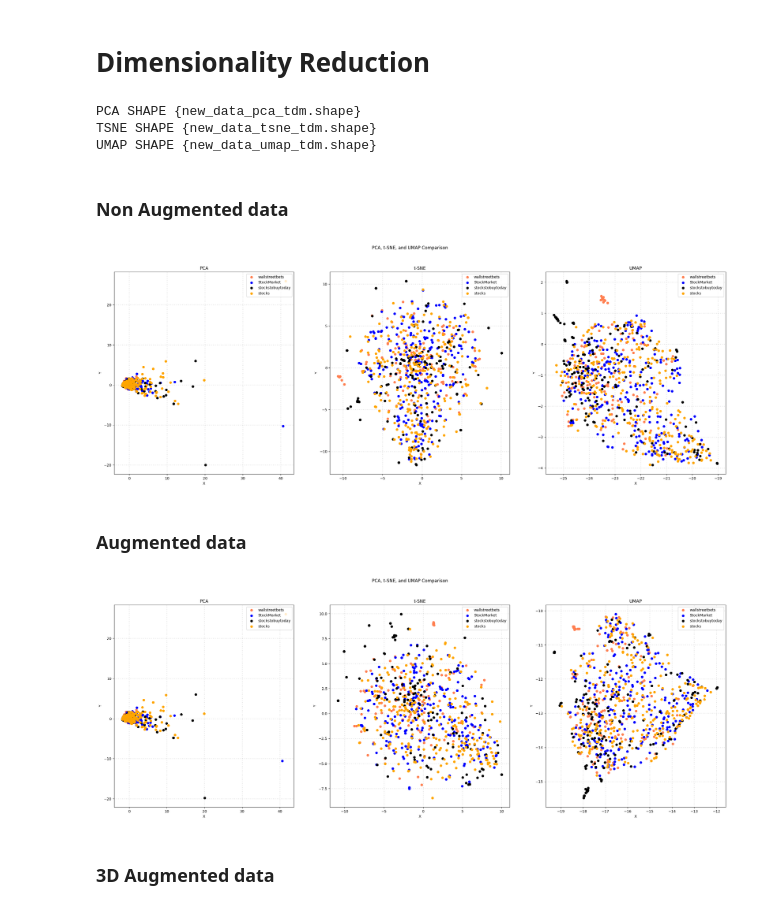
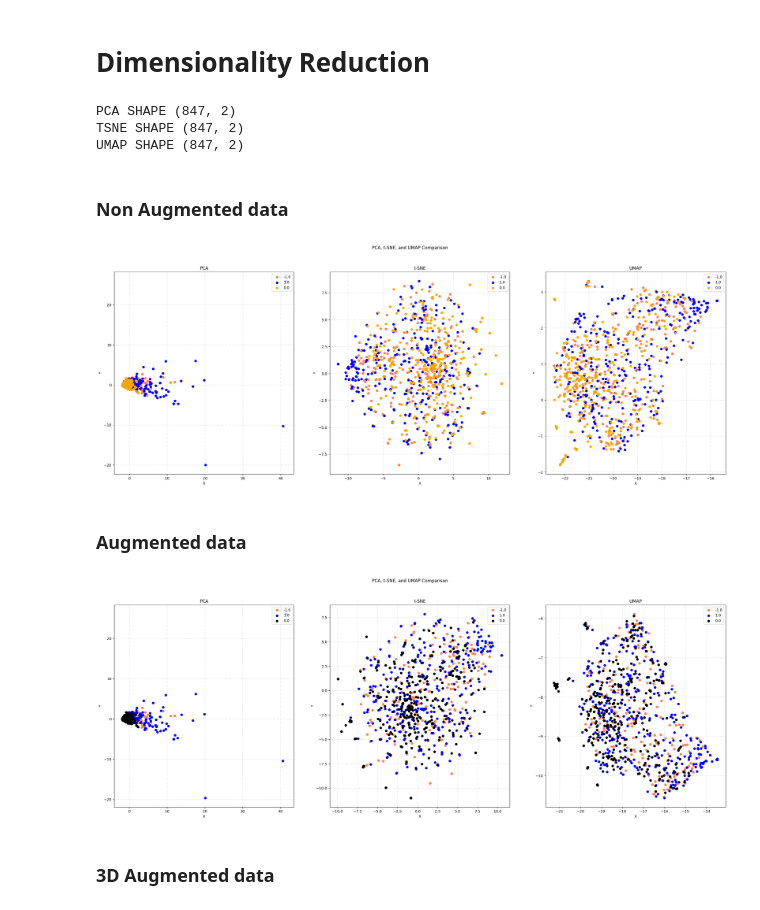
Before and after one commit to GGHOSTRADER/DM2025-Lab1-Exercise, a Jupyter notebook: DM2025-Lab1-Homework.ipynb, the cells around one changed output. Saved outputs shown, nothing was run; the diff lists cells and outputs as text; code cells hidden in the pictures.

Commit message:
modifications of sub to sent

```diff
--- a/DM2025-Lab1-Homework.ipynb
+++ b/DM2025-Lab1-Homework.ipynb
@@ -1217,0 +943,8 @@ Maximal Frequent patterns were generated successfully using MaxFp-Growth algorit
+# %%
+minSup=6 # minSup changed to 6 since 9 excels 0 patterns
+obj1 = alg.FPGrowth(iFile=f'td_freq_db_{list_sent[1]}.csv', minSup=minSup)
+obj1.mine()
+frequentPatternsDF_one= obj1.getPatternsAsDataFrame()
+print('Total No of patterns: ' + str(len(frequentPatternsDF_one))) #print the total number of patterns
+print('Runtime: ' + str(obj1.getRuntime())) #measure the runtime
+print(frequentPatternsDF_one)
@@ -1217,0 +969,9 @@ Maximal Frequent patterns were generated successfully using MaxFp-Growth algorit
+# %%
+from PAMI.frequentPattern.basic import FPGrowth as alg
+minSup=6 # minSup changed to 6 since 9 excels 0 patterns
+obj1 = alg.FPGrowth(iFile=f'td_freq_db_{list_sent[2]}.csv', minSup=minSup)
+obj1.mine()
+frequentPatternsDF_zero= obj1.getPatternsAsDataFrame()
+print('Total No of patterns: ' + str(len(frequentPatternsDF_zero))) #print the total number of patterns
+print('Runtime: ' + str(obj1.getRuntime())) #measure the runtime
+print(frequentPatternsDF_zero)
@@ -1229,29 +1187,29 @@ new_data_pca_tdm = PCA(n_components=2).fit_transform(tdm_df.values)
 new_data_tsne_tdm = TSNE(n_components=2).fit_transform(tdm_df.values)
 new_data_umap_tdm = umap.UMAP(n_components=2).fit_transform(tdm_df.values)
 # %%
-print("PCA SHAPE {new_data_pca_tdm.shape}")
-print("TSNE SHAPE {new_data_tsne_tdm.shape}")
-print("UMAP SHAPE {new_data_umap_tdm.shape}")
+print(f"PCA SHAPE {new_data_pca_tdm.shape}")
+print(f"TSNE SHAPE {new_data_tsne_tdm.shape}")
+print(f"UMAP SHAPE {new_data_umap_tdm.shape}")
 # %% [output]
-PCA SHAPE {new_data_pca_tdm.shape}
-TSNE SHAPE {new_data_tsne_tdm.shape}
-UMAP SHAPE {new_data_umap_tdm.shape}
+PCA SHAPE (847, 2)
+TSNE SHAPE (847, 2)
+UMAP SHAPE (847, 2)
 # %% [markdown]
 ### Non Augmented data
 # %%
 # Plot the results in subplots
-col = ['coral', 'blue', 'black', 'orange']
-categories = new_data_set_df['subreddit'].unique()
+col = ['coral', 'blue', 'orange']
+
 
 fig, axes = plt.subplots(1, 3, figsize=(30, 10))  # Create 3 subplots for PCA, t-SNE, and UMAP
 fig.suptitle('PCA, t-SNE, and UMAP Comparison')
 
 # Define a function to create a scatter plot for each method
 def plot_scatter(ax, new_data_reduced, title):
-    for c, sub in zip(col, sub_reddit):
-        xs = new_data_reduced[new_data_set_df['subreddit'] == sub].T[0]
-        ys = new_data_reduced[new_data_set_df['subreddit'] == sub].T[1]
-        ax.scatter(xs, ys, c=c, marker='o', label=sub)
+    for c, sent in zip(col, sentiment):
+        xs = new_data_reduced[new_data_set_df['sentiment'] == sent].T[0]
+        ys = new_data_reduced[new_data_set_df['sentiment'] == sent].T[1]
+        ax.scatter(xs, ys, c=c, marker='o', label=sent)
 
     ax.grid(color='gray', linestyle=':', linewidth=2, alpha=0.2)
     ax.set_title(title)
@@ -1266,7 +1224,7 @@ plot_scatter(axes[2], new_data_umap_tdm, 'UMAP')
 
 plt.show()
 # %% [output]
-[figure, old version]
+[figure, new version]
 # %% [markdown]
 ### Augmented data
 # %%
@@ -1277,32 +1235,31 @@ new_data_umap_aug = umap.UMAP(n_components=2).fit_transform(augmented_df.values)
 # %%
 # Plot the results in subplots
 col = ['coral', 'blue', 'black', 'orange']
-categories = new_data_set_df['subreddit'].unique()
 
 fig, axes = plt.subplots(1, 3, figsize=(30, 10))  # Create 3 subplots for PCA, t-SNE, and UMAP
 fig.suptitle('PCA, t-SNE, and UMAP Comparison')
 
 # Define a function to create a scatter plot for each method
 def plot_scatter(ax, new_data_reduced, title):
-    for c, sub in zip(col, sub_reddit):
-        xs = new_data_reduced[new_data_set_df['subreddit'] == sub].T[0]
-        ys = new_data_reduced[new_data_set_df['subreddit'] == sub].T[1]
-        ax.scatter(xs, ys, c=c, marker='o', label=sub)
+    for c, sent in zip(col, sentiment):
+        xs = new_data_reduced[new_data_set_df['sentiment'] == sent].T[0]
+        ys = new_data_reduced[new_data_set_df['sentiment'] == sent].T[1]
+        ax.scatter(xs, ys, c=c, marker='o', label=sent)
 
     ax.grid(color='gray', linestyle=':', linewidth=2, alpha=0.2)
     ax.set_title(title)
     ax.set_xlabel('X')
     ax.set_ylabel('Y')
     ax.legend(loc='upper right')
 
 # Create scatter plots for PCA, t-SNE, and UMAP
 plot_scatter(axes[0], new_data_pca_aug, 'PCA')
 plot_scatter(axes[1], new_data_tsne_aug, 't-SNE')
 plot_scatter(axes[2], new_data_umap_aug, 'UMAP')
 
 plt.show()
 # %% [output]
-[figure, old version]
+[figure, new version]
 # %% [markdown]
 ### 3D Augmented data
 # %%
```
Also changed, not shown: parts of 64 cells of this notebook.
